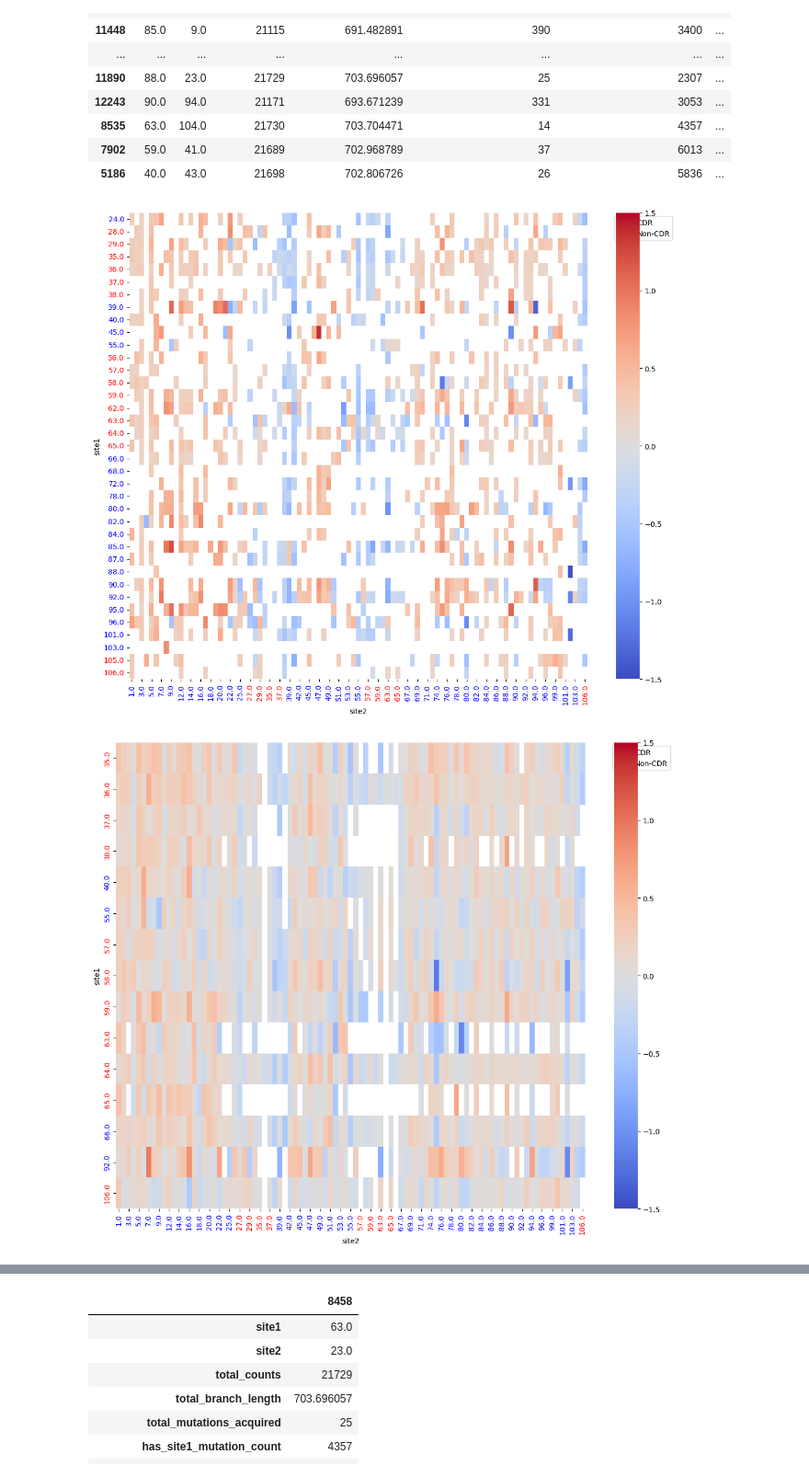
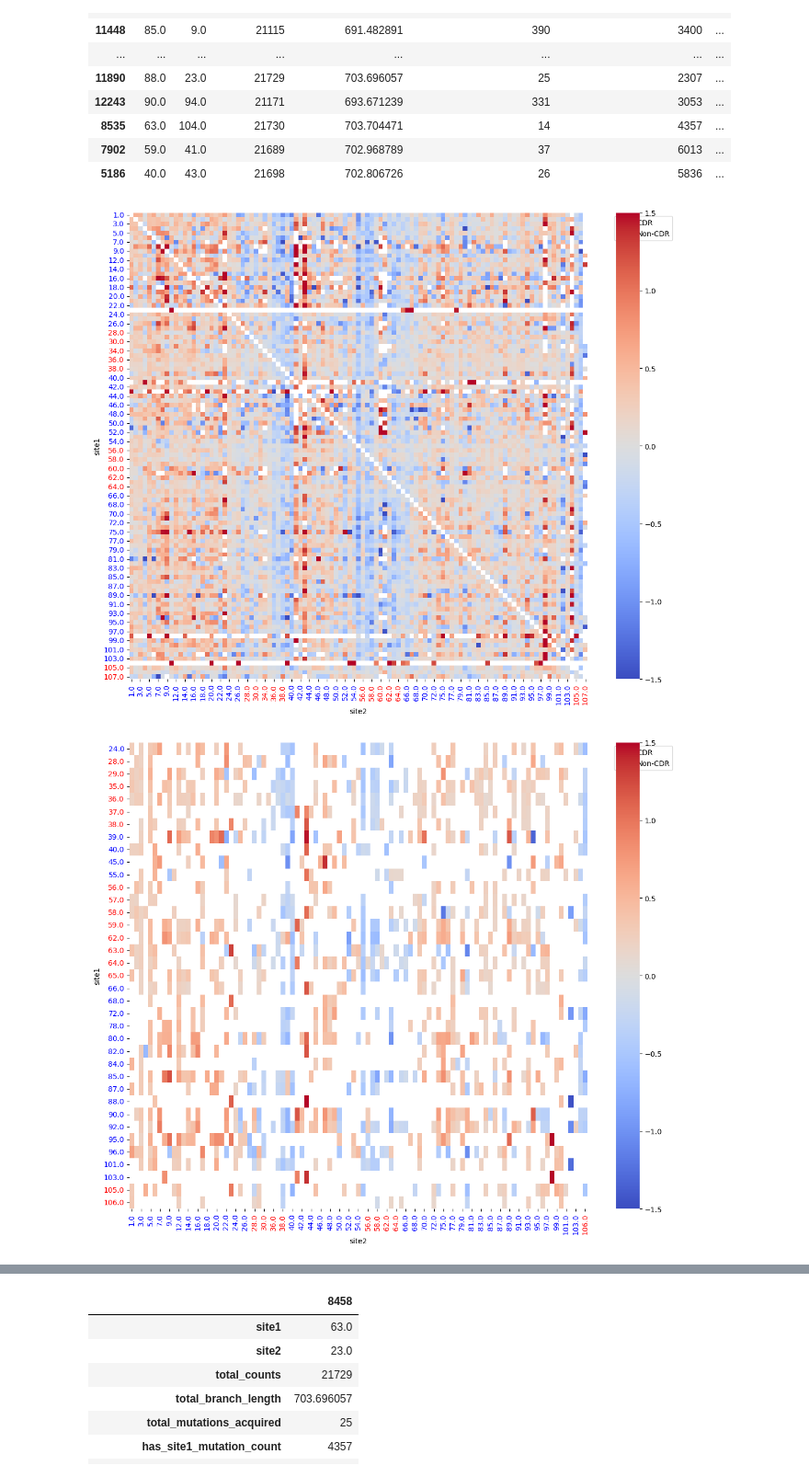
Before and after one commit to matsengrp/dasm-epistasis-experiments, a Jupyter notebook: counts_based_correlation.ipynb, the cells around one changed output, grey strips where cells are left out. Shown at 92% size. Saved outputs shown, nothing was run; the diff lists cells and outputs as text; code cells hidden in the pictures.

```diff
--- a/counts_based_correlation.ipynb
+++ b/counts_based_correlation.ipynb
@@ -3147,7 +3152,39 @@ results_df[(results_df.poisson_pvalue < 0.05) & (results_df.has_site1_mutation_b
 | 5186 | 40.0 | 43.0 | 21698 | 702.806726 | 26 | 5836 | ... |
 # %%
 fig, ax = plt.subplots(figsize=(12, 10))
-sns.heatmap(results_df[(results_df.poisson_pvalue < 0.05) & (results_df.has_site1_mutation_branch_length > 50)& (results_df['total_mutations_acquired'] > 100)].pivot_table(index='site1', columns='site2', values='log_rate_ratio'), vmin=-1.5, vmax=1.5, cmap="coolwarm", ax=ax)
+sns.heatmap(results_df.pivot_table(index='site1', columns='site2', values='log_rate_ratio'), vmin=-1.5, vmax=1.5, cmap="coolwarm", ax=ax)
+
+# Get CDR information
+cdr_info = site_sub_probs_df_germline[['site', 'is_cdr']].drop_duplicates().set_index('site')
+
+# Color x-axis labels (site2)
+for i, label in enumerate(ax.get_xticklabels()):
+    site = float(label.get_text())
+    if site in cdr_info.index:
+        color = 'red' if cdr_info.loc[site, 'is_cdr'] else 'blue'
+        label.set_color(color)
+
+# Color y-axis labels (site1)
+for i, label in enumerate(ax.get_yticklabels()):
+    site = float(label.get_text())
+    if site in cdr_info.index:
+        color = 'red' if cdr_info.loc[site, 'is_cdr'] else 'blue'
+        label.set_color(color)
+
+# Add legend
+from matplotlib.patches import Patch
+legend_elements = [
+    Patch(facecolor='red', label='CDR'),
+    Patch(facecolor='blue', label='Non-CDR')
+]
+ax.legend(handles=legend_elements, loc='upper left', bbox_to_anchor=(1.05, 1))
+
+plt.tight_layout()
+plt.show()
+
+
+fig, ax = plt.subplots(figsize=(12, 10))
+sns.heatmap(results_df[(results_df.poisson_pvalue < 0.05) & (results_df.has_site1_mutation_branch_length > 50) & (results_df.total_mutations_acquired > 20)].pivot_table(index='site1', columns='site2', values='log_rate_ratio'), vmin=-1.5, vmax=1.5, cmap="coolwarm", ax=ax)
 
 # Get CDR information
 cdr_info = site_sub_probs_df_germline[['site', 'is_cdr']].drop_duplicates().set_index('site')
@@ -3178,36 +3215,35 @@ plt.tight_layout()
 plt.show()
 
 fig, ax = plt.subplots(figsize=(12, 10))
-sns.heatmap(results_df[(results_df.has_site1_mutation_branch_length > 100)& (results_df['total_mutations_acquired'] > 100)].pivot_table(index='site1', columns='site2', values='log_rate_ratio'), vmin=-1.5, vmax=1.5, cmap="coolwarm", ax=ax)
-
+sns.heatmap(results_df[(results_df.has_site1_mutation_branch_length > 50) & (results_df.total_mutations_acquired > 20)].pivot_table(index='site1', columns='site2', values='log_rate_ratio'), vmin=-1.5, vmax=1.5, cmap="coolwarm", ax=ax)
 
 # Get CDR information
 cdr_info = site_sub_probs_df_germline[['site', 'is_cdr']].drop_duplicates().set_index('site')
 
 # Color x-axis labels (site2)
 for i, label in enumerate(ax.get_xticklabels()):
     site = float(label.get_text())
     if site in cdr_info.index:
         color = 'red' if cdr_info.loc[site, 'is_cdr'] else 'blue'
         label.set_color(color)
 
 # Color y-axis labels (site1)
 for i, label in enumerate(ax.get_yticklabels()):
     site = float(label.get_text())
     if site in cdr_info.index:
         color = 'red' if cdr_info.loc[site, 'is_cdr'] else 'blue'
         label.set_color(color)
 
 # Add legend
 from matplotlib.patches import Patch
 legend_elements = [
     Patch(facecolor='red', label='CDR'),
     Patch(facecolor='blue', label='Non-CDR')
 ]
 ax.legend(handles=legend_elements, loc='upper left', bbox_to_anchor=(1.05, 1))
 
 plt.tight_layout()
 plt.show()
 # %% [output]
-[figure, old version]
+[figure, new version]
-[figure, old version]
+[figure, new version]
```
Also changed, not shown: parts of 8 cells of this notebook.
